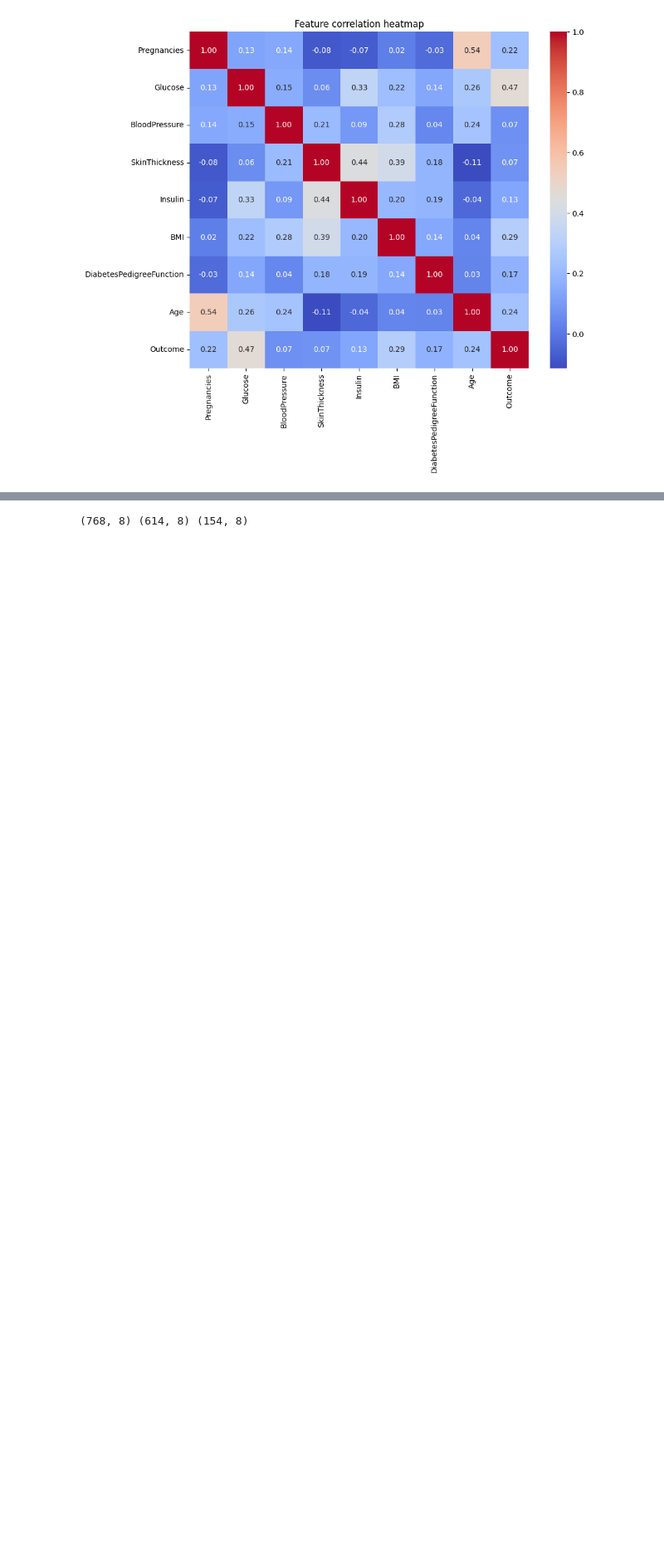
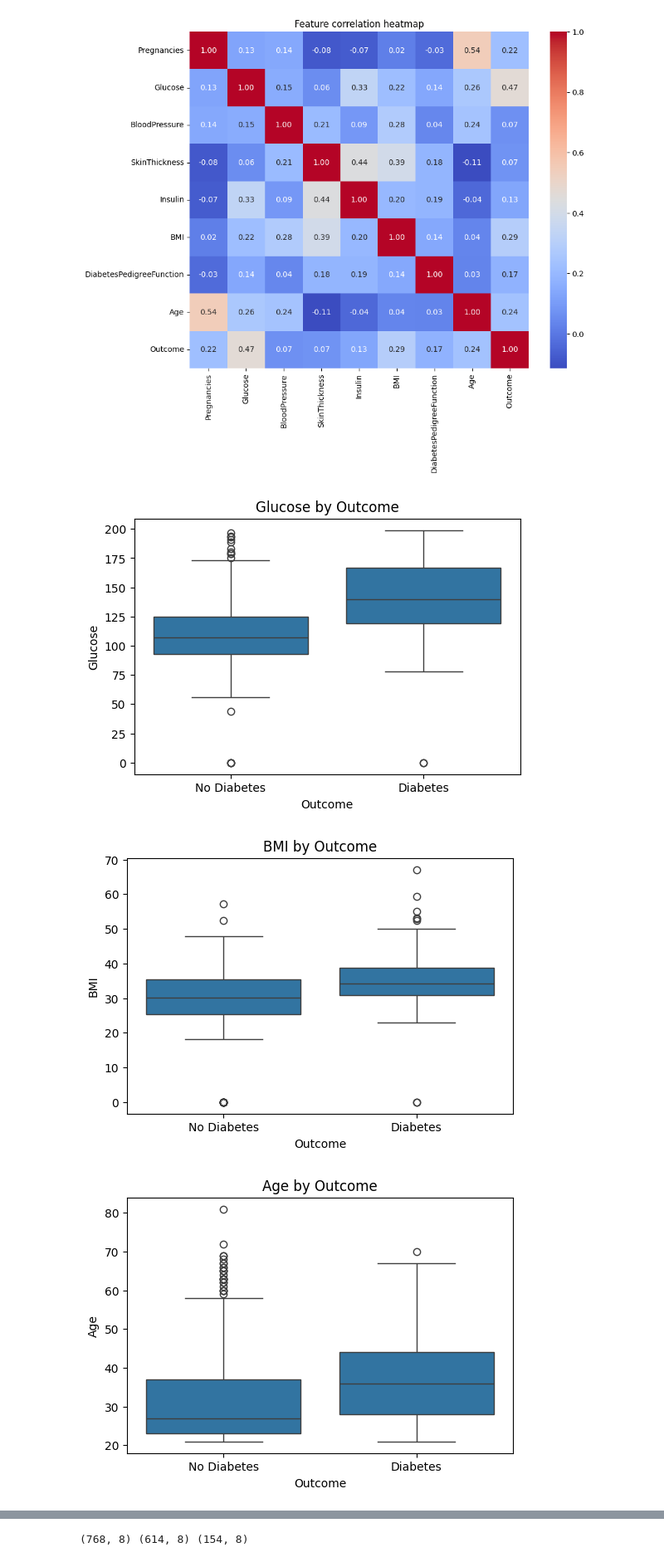
Before and after one commit to samwanyua/Diabetes-Prediction-Project, a Jupyter notebook: Notebooks/diabetes.ipynb, the cells around one changed output, grey strips where cells are left out. Shown: that part at 83% size. Saved outputs shown, nothing was run; the diff lists cells and outputs as text; code cells hidden in the pictures; blank space fills up the shorter version.

Commit message:
data visualization

```diff
--- a/Notebooks/diabetes.ipynb
+++ b/Notebooks/diabetes.ipynb
@@ -71,3 +71,16 @@ plt.title('Feature correlation heatmap')
 plt.show()
 # %% [output]
 [figure]
+# %%
+# compare feature distribution by outcome
+features = ['Glucose', 'BMI', 'Age', 'Insulin', 'BloodPressure']
+for col in features:
+    plt.figure(figsize=(6,4))
+    sns.boxplot(x='Outcome', y=col, data = diabetes_dataset)
+    plt.title(f'{col} by Outcome')
+    plt.xticks([0,1], ['No Diabetes', 'Diabetes'])
+    plt.show()
+# %% [output]
+[figure, added]
+[figure, added]
+[figure, added]
```
Also changed, not shown: parts of 2 cells of this notebook.
